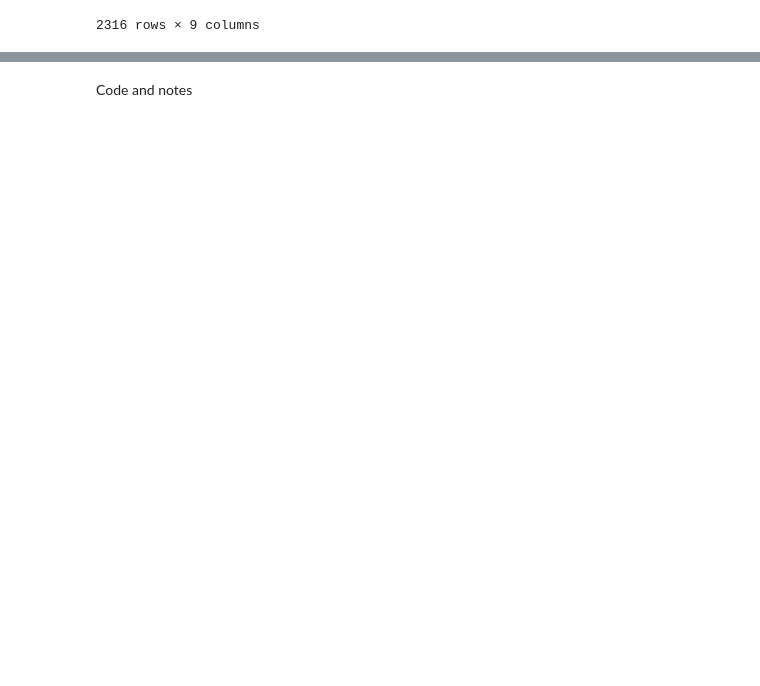
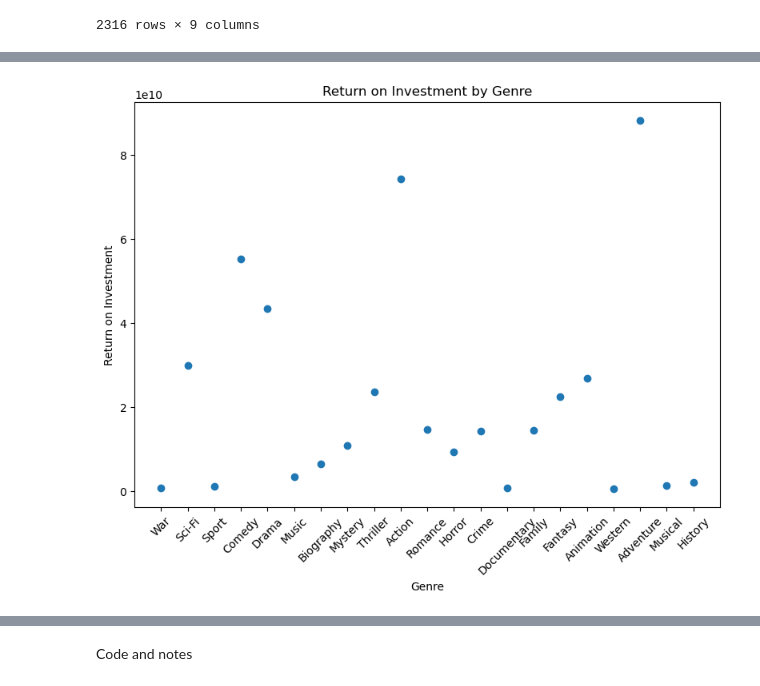
Before and after one commit to Robotrousers/Group1Proj1, a Jupyter notebook: mo_genres.ipynb, the cells around one changed output, grey strips where cells are left out. Drawn from its saved outputs; the diff is of its cells as text; code cells hidden in the pictures; blank space fills up the shorter version.

```diff
--- a/mo_genres.ipynb
+++ b/mo_genres.ipynb
@@ -73,0 +86,11 @@ array(['Biography, Drama', 'Action, Adventure, Horror',
+# %%
+# add genre to the index
+genre_count_df['Genre'] = genre_count_df.index
+
+# Reset index. drop=True removes the old index. inplace=True modifies without making a copy
+genre_count_df.reset_index(drop=True, inplace=True)
+
+# Reorder columns
+genre_df = genre_count_df[['Genre', 'Genre Count', 'Total Revenue', 'Total Budget', 'Return on Investment']]
+
+genre_df
@@ -73,0 +208,11 @@ array(['Biography, Drama', 'Action, Adventure, Horror',
+# %%
+plt.figure(figsize=(8, 6))
+plt.scatter(genre_df['Genre'], genre_df['Return on Investment'])
+plt.xlabel('Genre')
+plt.ylabel('Return on Investment')
+plt.title('Return on Investment by Genre')
+plt.tight_layout()
+plt.xticks(rotation=45)
+plt.show()
+# %% [output]
+[figure, added]
```
Also changed, not shown: parts of 25 cells of this notebook, 5 other files.
